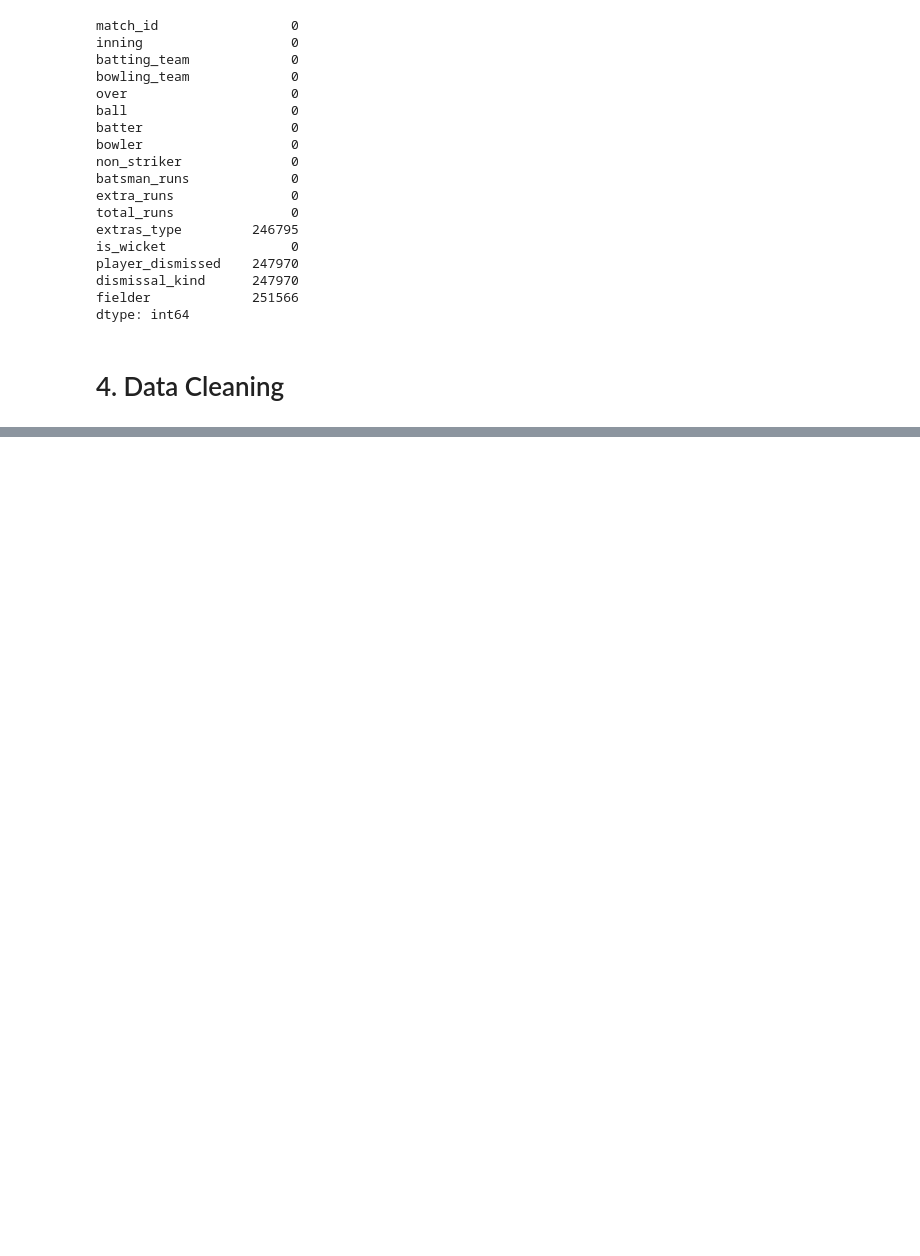
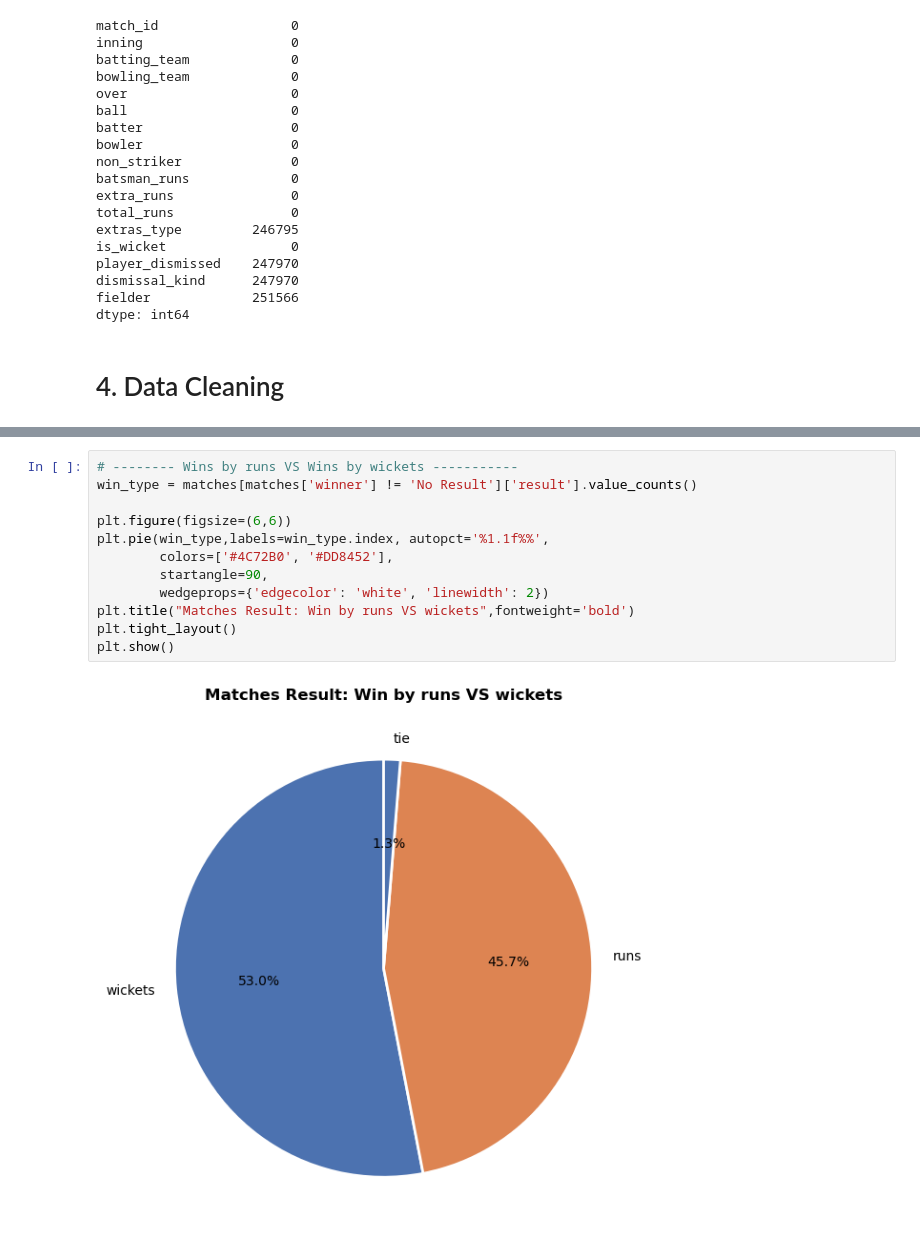
Before and after one commit to SahilInstinct/ipl-cricket-eda, a Jupyter notebook: notebooks/ipl_analysis.ipynb, the cells around one changed output, grey strips where cells are left out. Drawn from its saved outputs; the diff is of its cells as text; blank space fills up the shorter version.

```diff
--- a/notebooks/ipl_analysis.ipynb
+++ b/notebooks/ipl_analysis.ipynb
@@ -178,0 +195,14 @@ Total deliveries: 260920
+# %%
+# -------- Wins by runs VS Wins by wickets -----------
+win_type = matches[matches['winner'] != 'No Result']['result'].value_counts()
+
+plt.figure(figsize=(6,6))
+plt.pie(win_type,labels=win_type.index, autopct='%1.1f%%',
+        colors=['#4C72B0', '#DD8452'],
+        startangle=90,
+        wedgeprops={'edgecolor': 'white', 'linewidth': 2})
+plt.title("Matches Result: Win by runs VS wickets",fontweight='bold')
+plt.tight_layout()
+plt.show()
+# %% [output]
+[figure, added]
```
Also changed, not shown: parts of 3 cells of this notebook.
